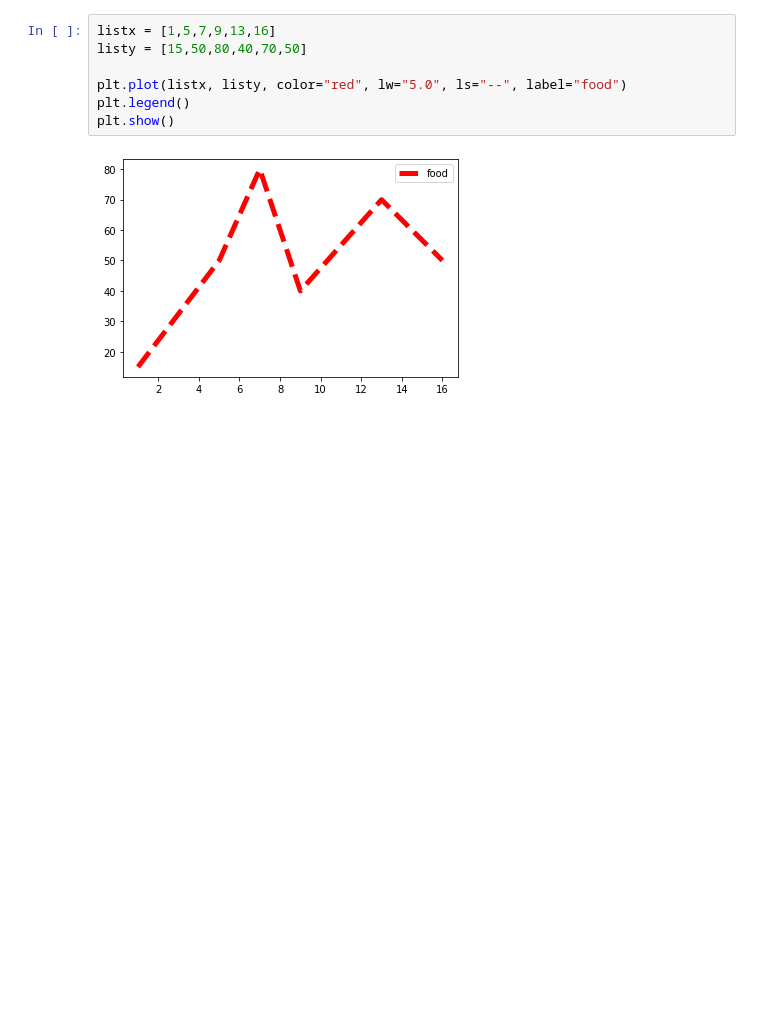
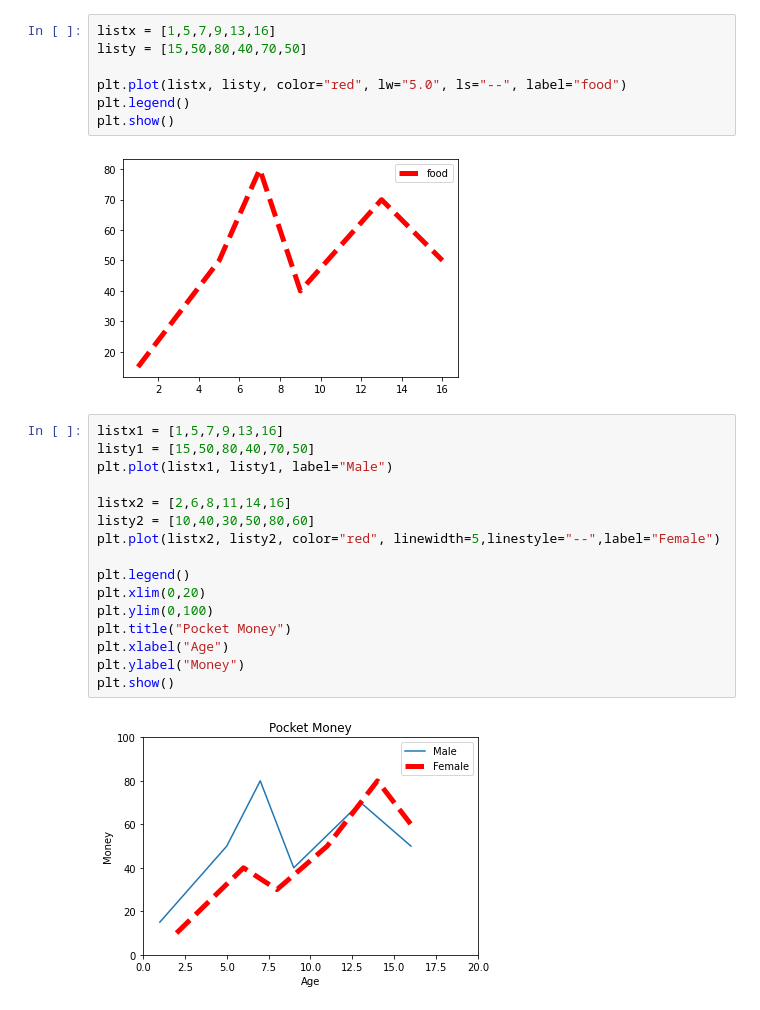
Before and after one commit to lucius8959/ColabFIle, a Jupyter notebook: Matplotlib_prac.ipynb, the cells around one changed output. Saved outputs shown, nothing was run; the diff lists cells and outputs as text; blank space fills up the shorter version.

```diff
--- a/Matplotlib_prac.ipynb
+++ b/Matplotlib_prac.ipynb
@@ -11,3 +12,21 @@ plt.legend()
 plt.show()
 # %% [output]
 [figure]
+# %%
+listx1 = [1,5,7,9,13,16]
+listy1 = [15,50,80,40,70,50]
+plt.plot(listx1, listy1, label="Male")
+
+listx2 = [2,6,8,11,14,16]
+listy2 = [10,40,30,50,80,60]
+plt.plot(listx2, listy2, color="red", linewidth=5,linestyle="--",label="Female")
+
+plt.legend()
+plt.xlim(0,20)
+plt.ylim(0,100)
+plt.title("Pocket Money")
+plt.xlabel("Age")
+plt.ylabel("Money")
+plt.show()
+# %% [output]
+[figure, added]
```
Also changed, not shown: parts of 7 cells of this notebook.
